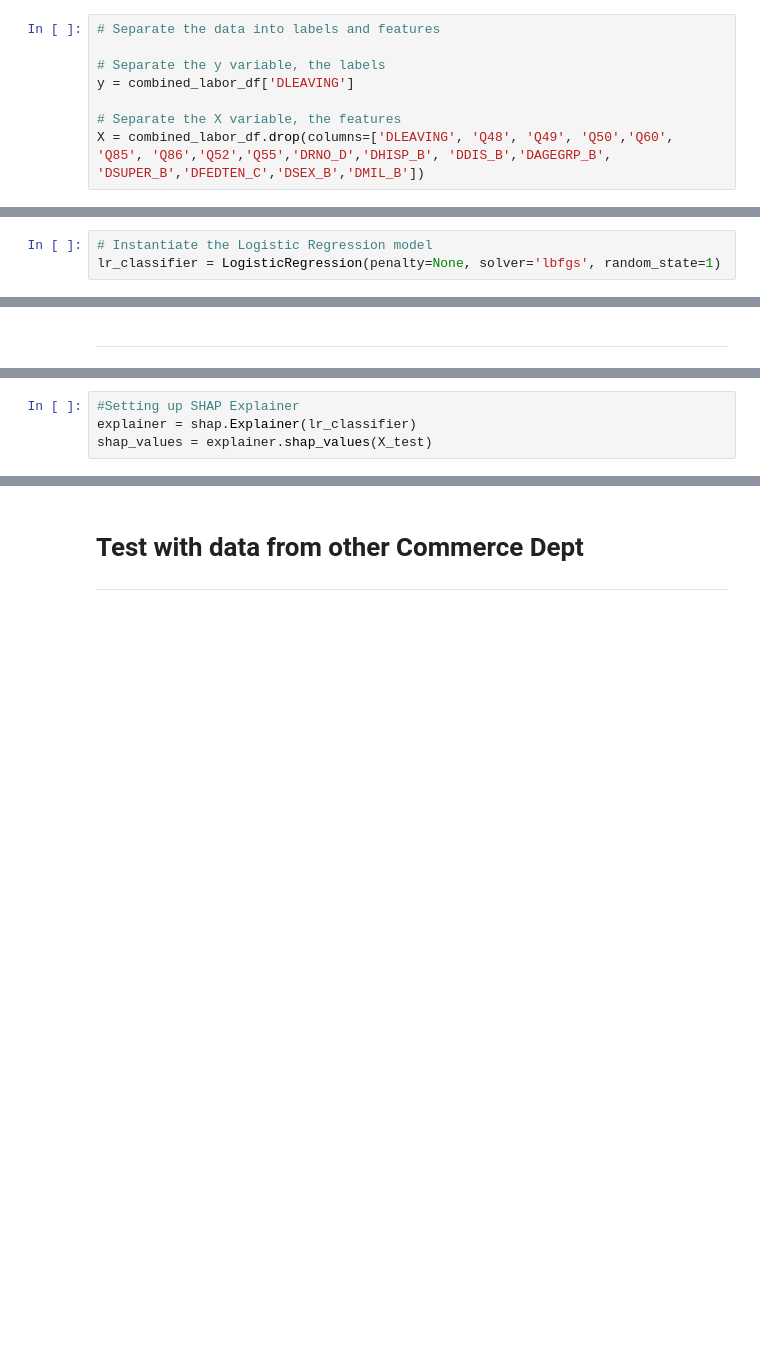
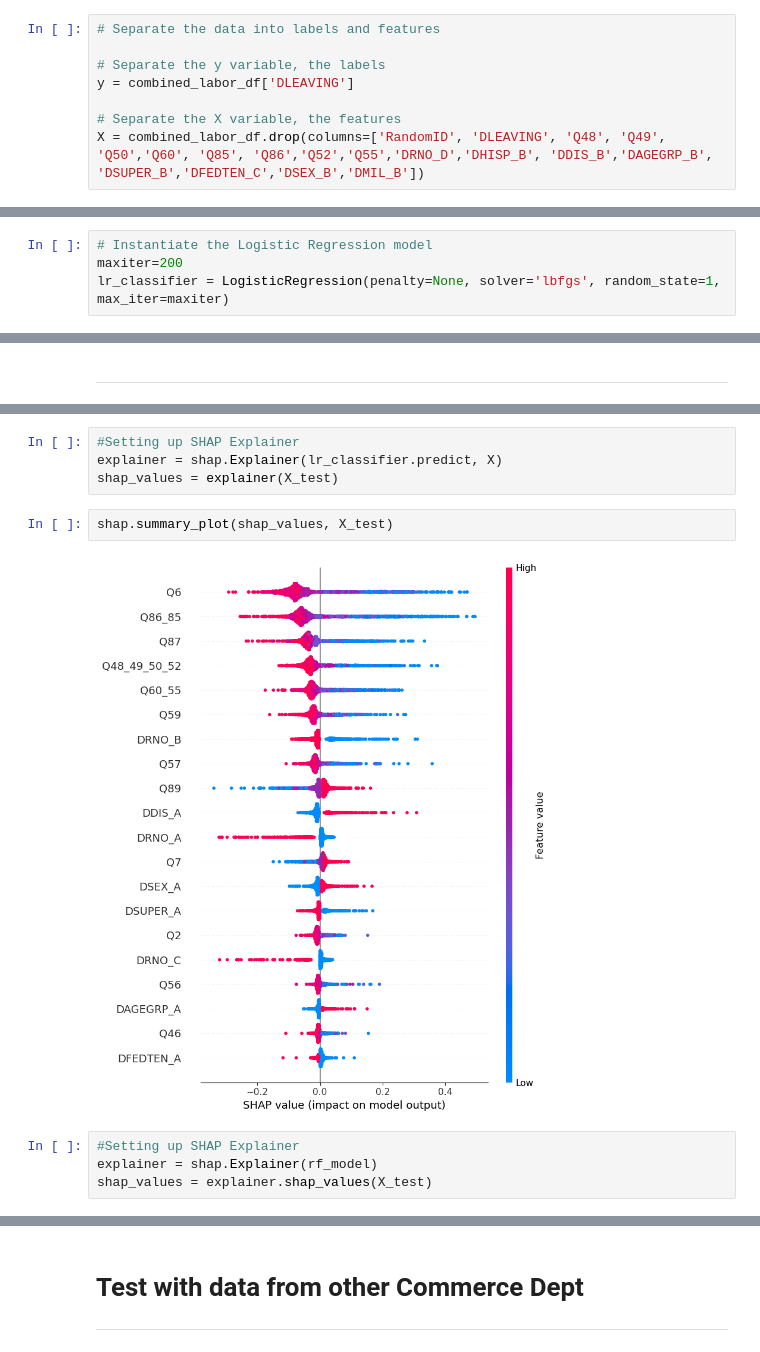
Before and after one commit to CJunger/agency-turnover, a Jupyter notebook: agency_analysis.ipynb, the cells around one changed output, grey strips where cells are left out. Cells and saved outputs as stored; diff of their text form; blank space fills up the shorter version.

Commit message:
models completed and shap code updated

```diff
--- a/agency_analysis.ipynb
+++ b/agency_analysis.ipynb
@@ -271,7 +608,7 @@ combined_labor_df.columns.to_list()
 y = combined_labor_df['DLEAVING']
 
 # Separate the X variable, the features
-X = combined_labor_df.drop(columns=['DLEAVING', 'Q48', 'Q49', 'Q50','Q60', 'Q85', 'Q86','Q52','Q55','DRNO_D','DHISP_B', 'DDIS_B','DAGEGRP_B', 'DSUPER_B','DFEDTEN_C','DSEX_B','DMIL_B'])
+X = combined_labor_df.drop(columns=['RandomID', 'DLEAVING', 'Q48', 'Q49', 'Q50','Q60', 'Q85', 'Q86','Q52','Q55','DRNO_D','DHISP_B', 'DDIS_B','DAGEGRP_B', 'DSUPER_B','DFEDTEN_C','DSEX_B','DMIL_B'])
 # %%
 # Review the y variable Series
 y[:5]
@@ -301,7 +657,8 @@ X_train, X_test, y_train, y_test = train_test_split(X, y, random_state=1)
 ---
 # %%
 # Instantiate the Logistic Regression model
-lr_classifier = LogisticRegression(penalty=None, solver='lbfgs', random_state=1)
+maxiter=200
+lr_classifier = LogisticRegression(penalty=None, solver='lbfgs', random_state=1, max_iter=maxiter)
 # %%
 # Fit the model on the test data
 lr_classifier.fit(X_train, y_train)
@@ -387,6 +825,14 @@ shap.initjs()
+# %%
+#Setting up SHAP Explainer
+explainer = shap.Explainer(lr_classifier.predict, X)
+shap_values = explainer(X_test)
+# %%
+shap.summary_plot(shap_values, X_test)
+# %% [output]
+[figure, added]
 # %%
 #Setting up SHAP Explainer
-explainer = shap.Explainer(lr_classifier)
+explainer = shap.Explainer(rf_model)
 shap_values = explainer.shap_values(X_test)
 # %%
 shap.summary_plot(shap_values, X_test)
```
Also changed, not shown: parts of 45 cells of this notebook, 1 other file.
